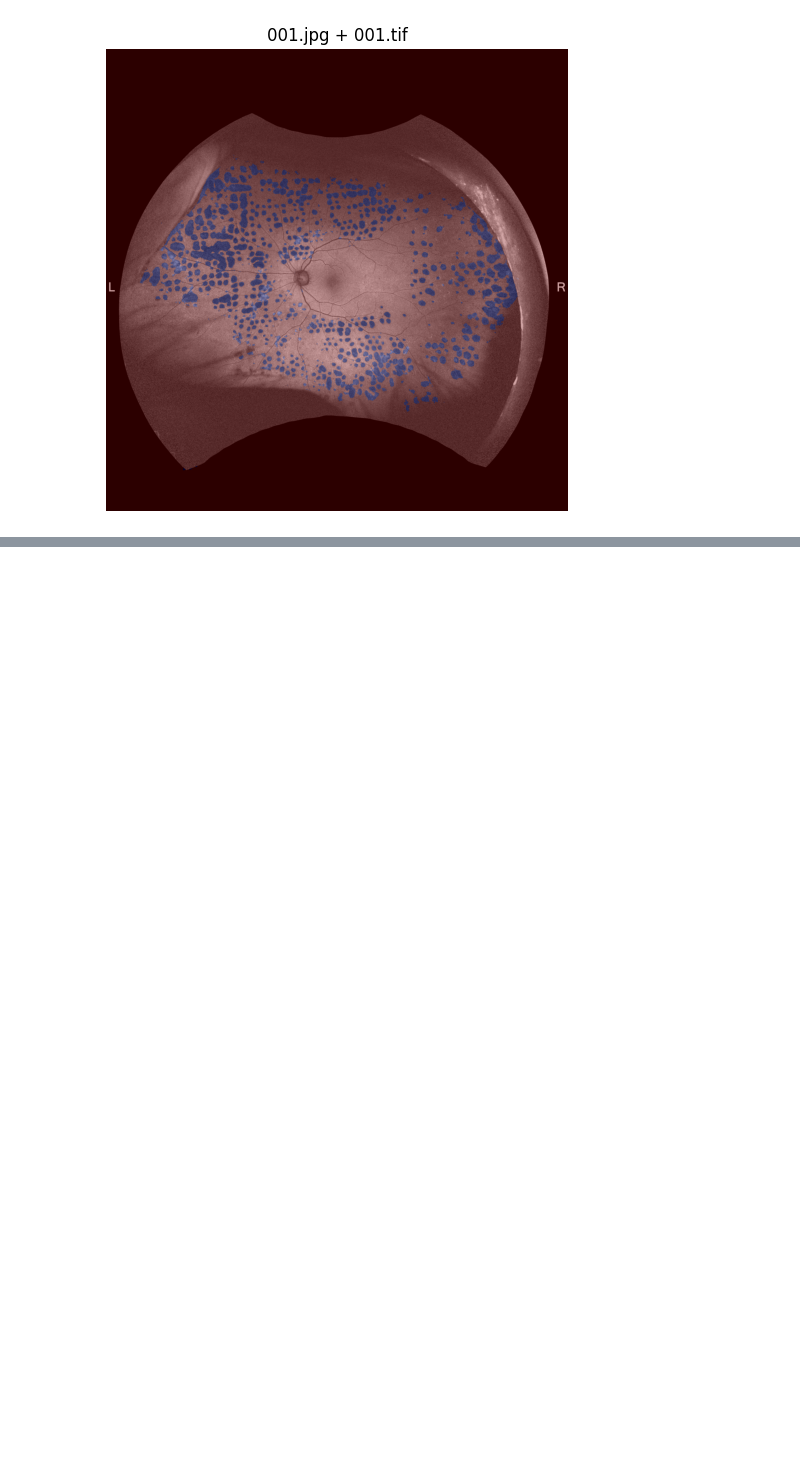
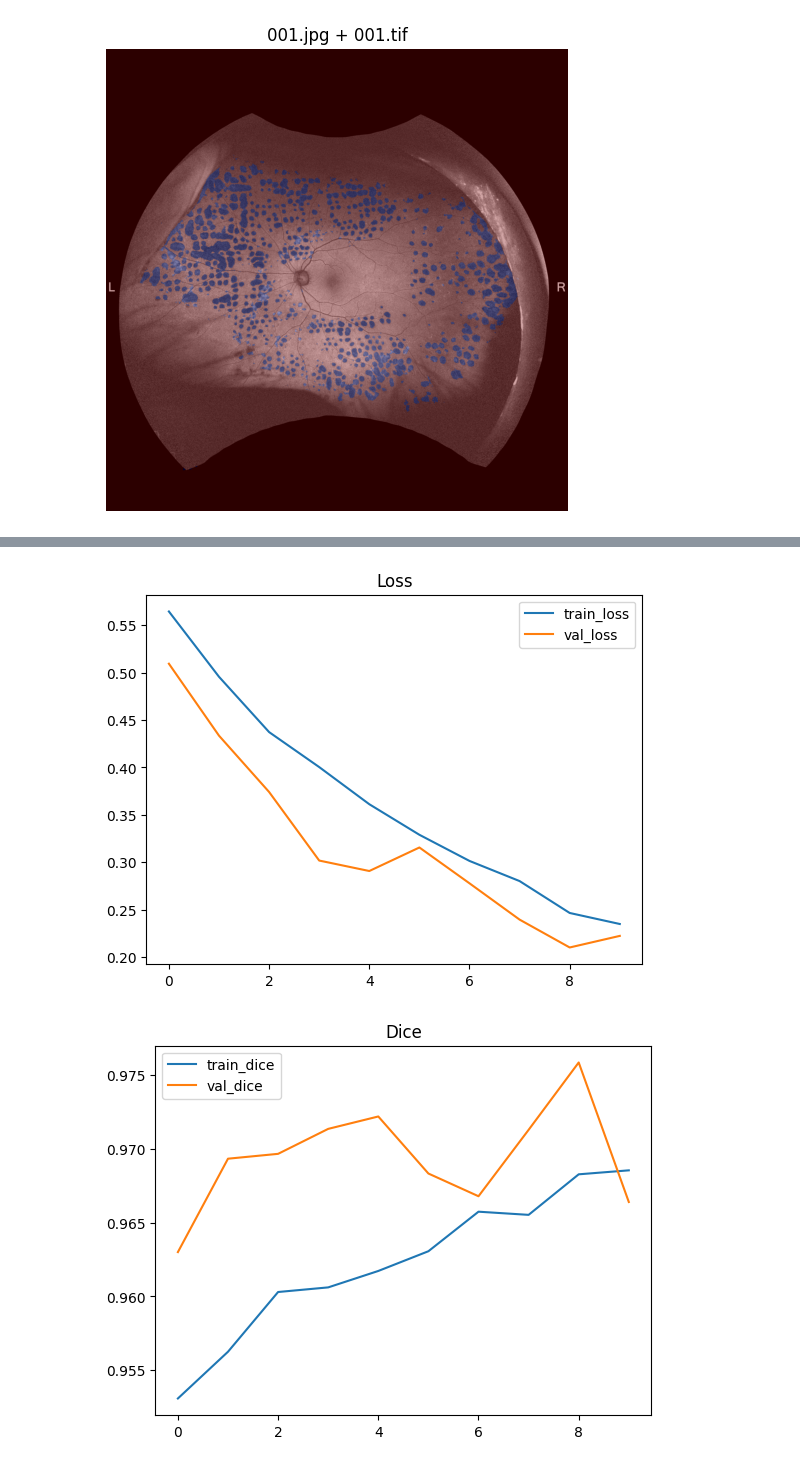
Before and after one commit to otakunoichin/test, a Jupyter notebook: AI網膜.ipynb, the cells around one changed output, grey strips where cells are left out. Saved outputs shown, nothing was run; the diff lists cells and outputs as text; code cells hidden in the pictures; blank space fills up the shorter version.

```diff
--- a/AI網膜.ipynb
+++ b/AI網膜.ipynb
@@ -151,0 +304,11 @@ OSError: [Errno 30] Read-only file system: '/content/drive/MyDrive/ai_dataset/pa
+# %%
+device = torch.device("cuda" if torch.cuda.is_available() else "cpu")
+model = UNet().to(device)
+
+dummy = torch.randn(1, 1, 512, 512).to(device)
+out = model(dummy)
+print("dummy in :", dummy.shape)
+print("dummy out:", out.shape)  # 同じ(1,1,512,512)か？
+
+param_count = sum(p.numel() for p in model.parameters())
+print("params:", param_count)
@@ -151,0 +407,13 @@ OSError: [Errno 30] Read-only file system: '/content/drive/MyDrive/ai_dataset/pa
+# %%
+plt.figure()
+plt.plot(train_losses, label="train_loss")
+plt.plot(val_losses, label="val_loss")
+plt.legend(); plt.title("Loss"); plt.show()
+
+plt.figure()
+plt.plot(train_dices, label="train_dice")
+plt.plot(val_dices, label="val_dice")
+plt.legend(); plt.title("Dice"); plt.show()
+# %% [output]
+[figure, added]
+[figure, added]
```
Also changed, not shown: parts of 15 cells of this notebook.
